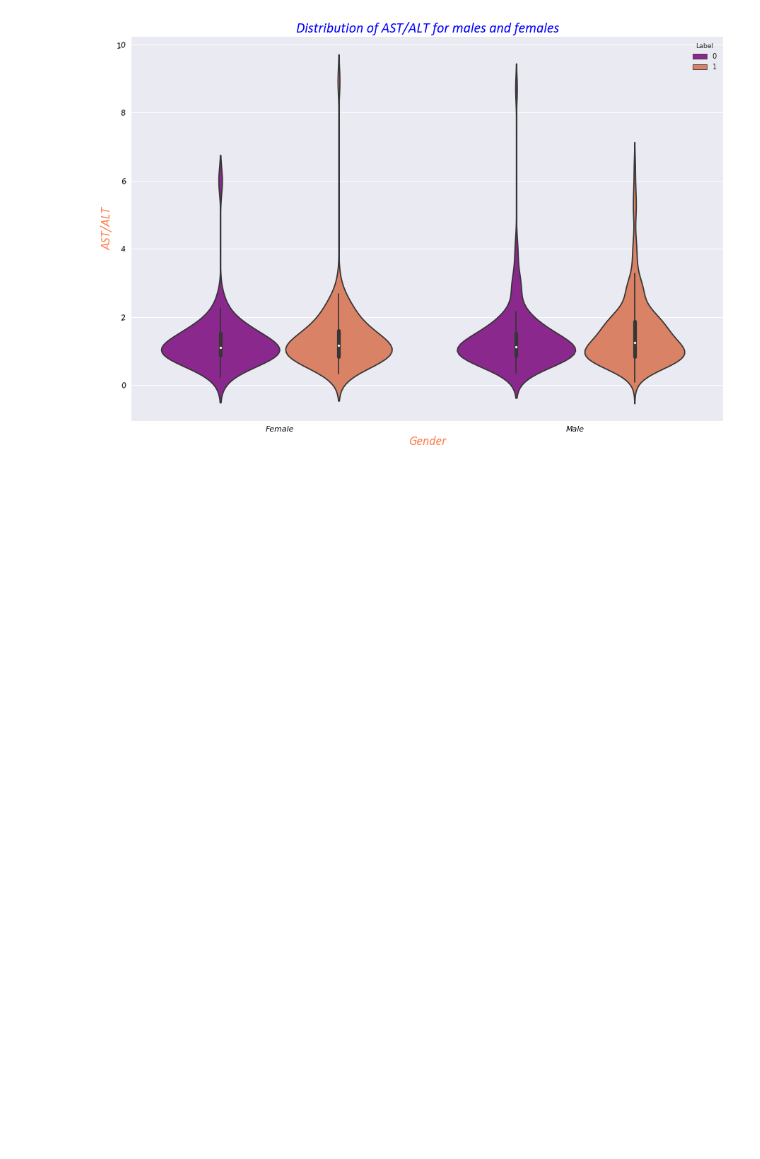
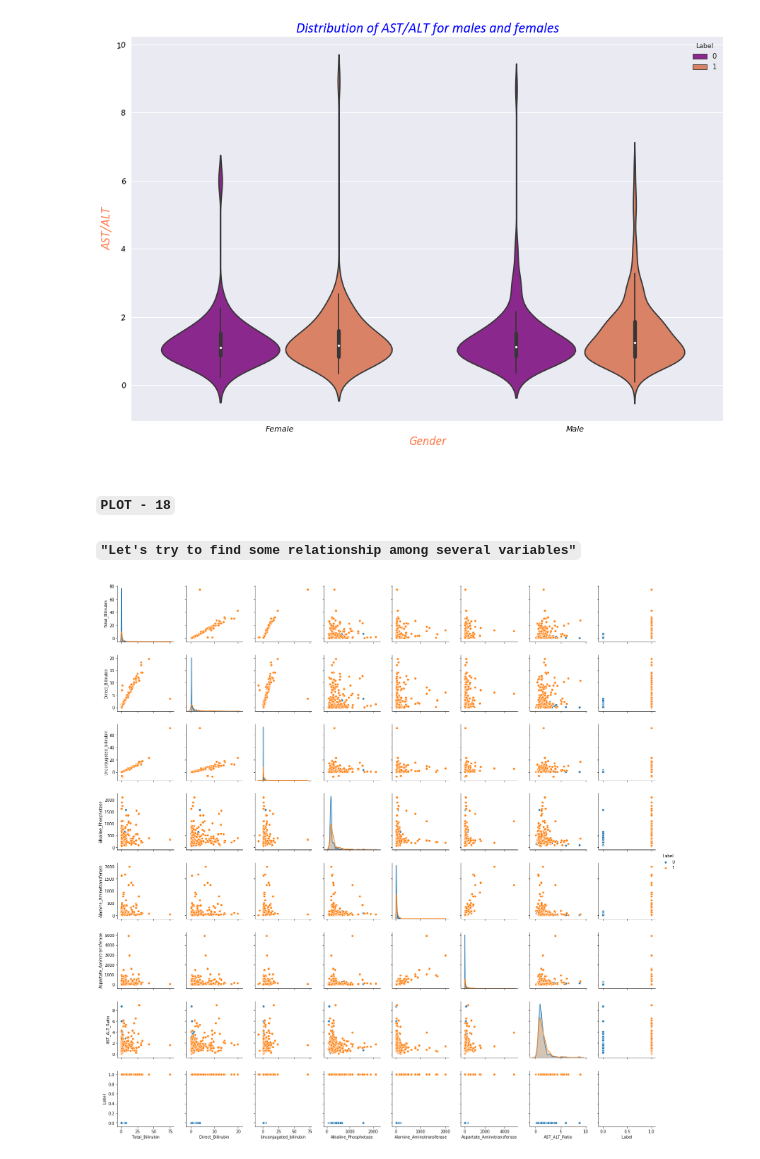
Before and after one commit to raj-shr-git/Liver_Disease_Data_Analysis, a Jupyter notebook: Liver_Patients_Classifier.ipynb, the cells around one changed output. Drawn from its saved outputs; the diff is of its cells as text; code cells hidden in the pictures; blank space fills up the shorter version.

```diff
--- a/Liver_Patients_Classifier.ipynb
+++ b/Liver_Patients_Classifier.ipynb
@@ -928,3 +928,15 @@ with plt.style.context('seaborn'):
 plt.show()
 # %% [output]
 [figure]
+# %% [markdown]
+#### **``PLOT - 18``**
+##### **``"Let's try to find some relationship among several variables"``**
+# %%
+sns.pairplot(data=patients_df[['Total_Bilirubin','Direct_Bilirubin','Unconjugated_bilirubin',
+                                           'Alkaline_Phosphotase','Alamine_Aminotransferase','Aspartate_Aminotransferase',
+                                           'AST_ALT_Ratio','Label']],hue='Label')
+plt.xticks(color='black',size=11,style='oblique')
+plt.yticks(rotation=10,color='black',size=11,style='oblique')
+plt.show()
+# %% [output]
+[figure, added]
```
Also changed, not shown: parts of 13 cells of this notebook.
